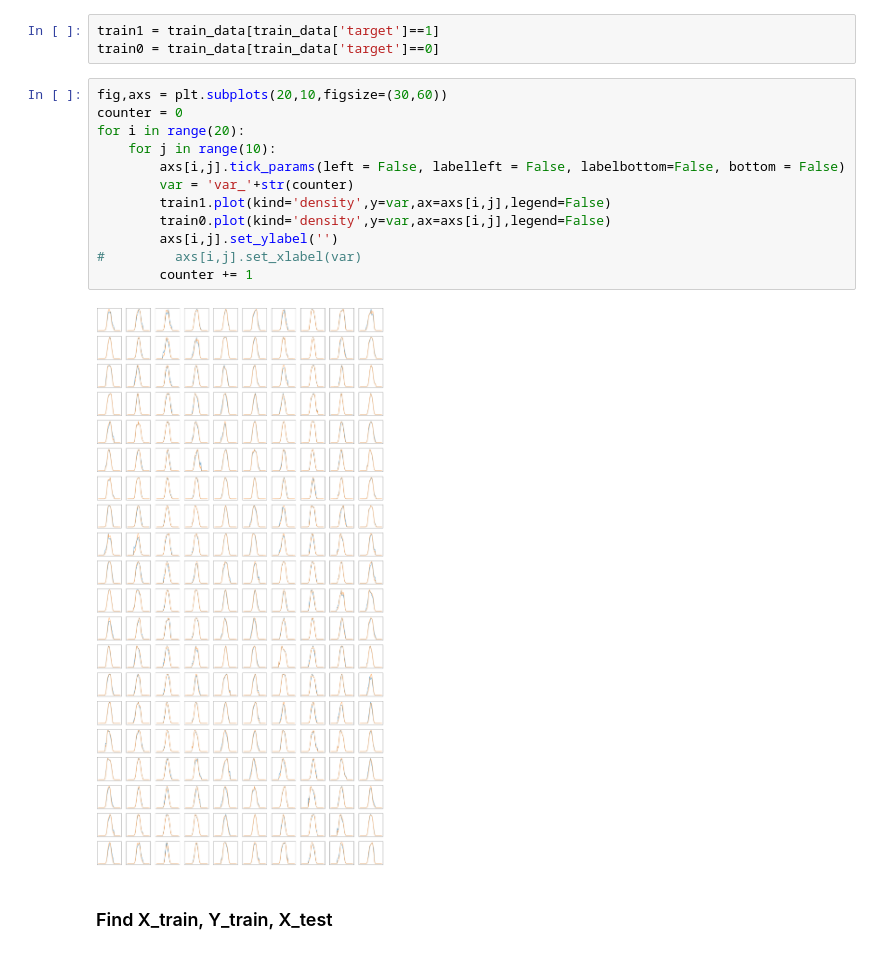
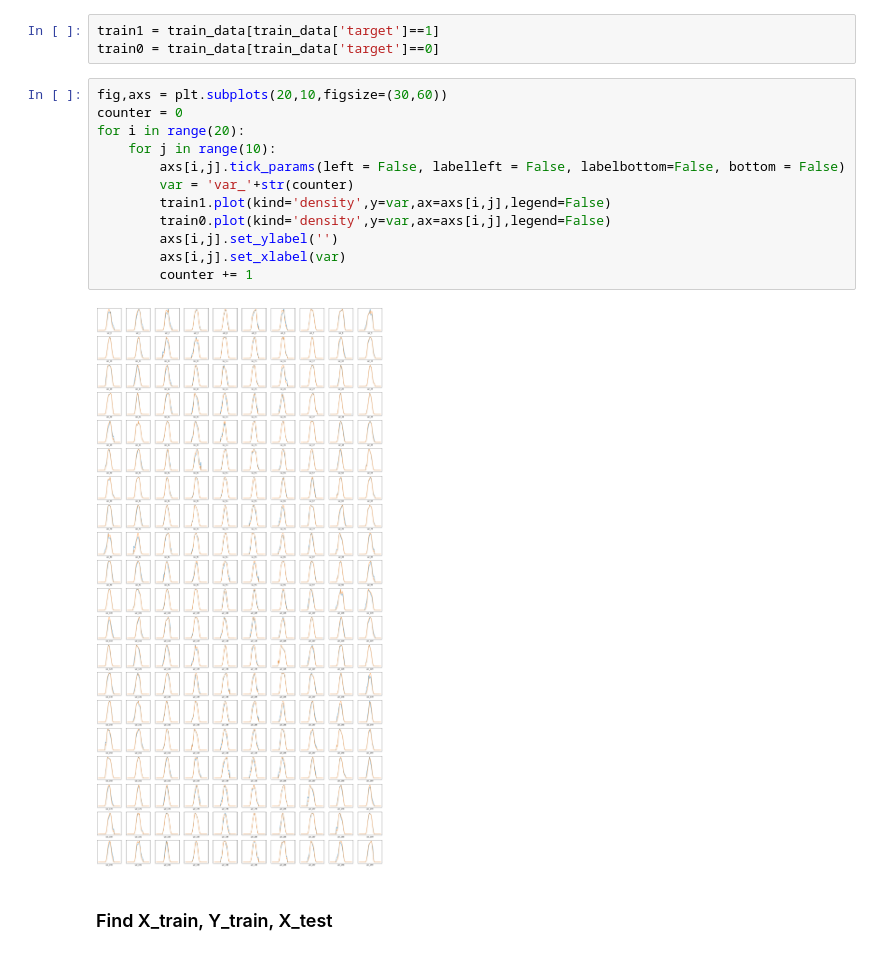
Before and after one commit to ZL-Li/Customer-Transaction-Prediction, a Jupyter notebook: transaction_prediction.ipynb, the cells around one changed output. Drawn from its saved outputs; the diff is of its cells as text.

Commit message:
add xlabel to plot

```diff
--- a/transaction_prediction.ipynb
+++ b/transaction_prediction.ipynb
@@ -140,17 +142,17 @@ train0 = train_data[train_data['target']==0]
 # %%
 fig,axs = plt.subplots(20,10,figsize=(30,60))
 counter = 0
 for i in range(20):
     for j in range(10):
         axs[i,j].tick_params(left = False, labelleft = False, labelbottom=False, bottom = False)
         var = 'var_'+str(counter)
         train1.plot(kind='density',y=var,ax=axs[i,j],legend=False)
         train0.plot(kind='density',y=var,ax=axs[i,j],legend=False)
         axs[i,j].set_ylabel('')
-#         axs[i,j].set_xlabel(var)
+        axs[i,j].set_xlabel(var)
         counter += 1
 # %% [output]
-[figure, old version]
+[figure, new version]
 # %% [markdown]
 ### Find X_train, Y_train, X_test
 # %%
```
Also changed, not shown: parts of 3 cells of this notebook.
